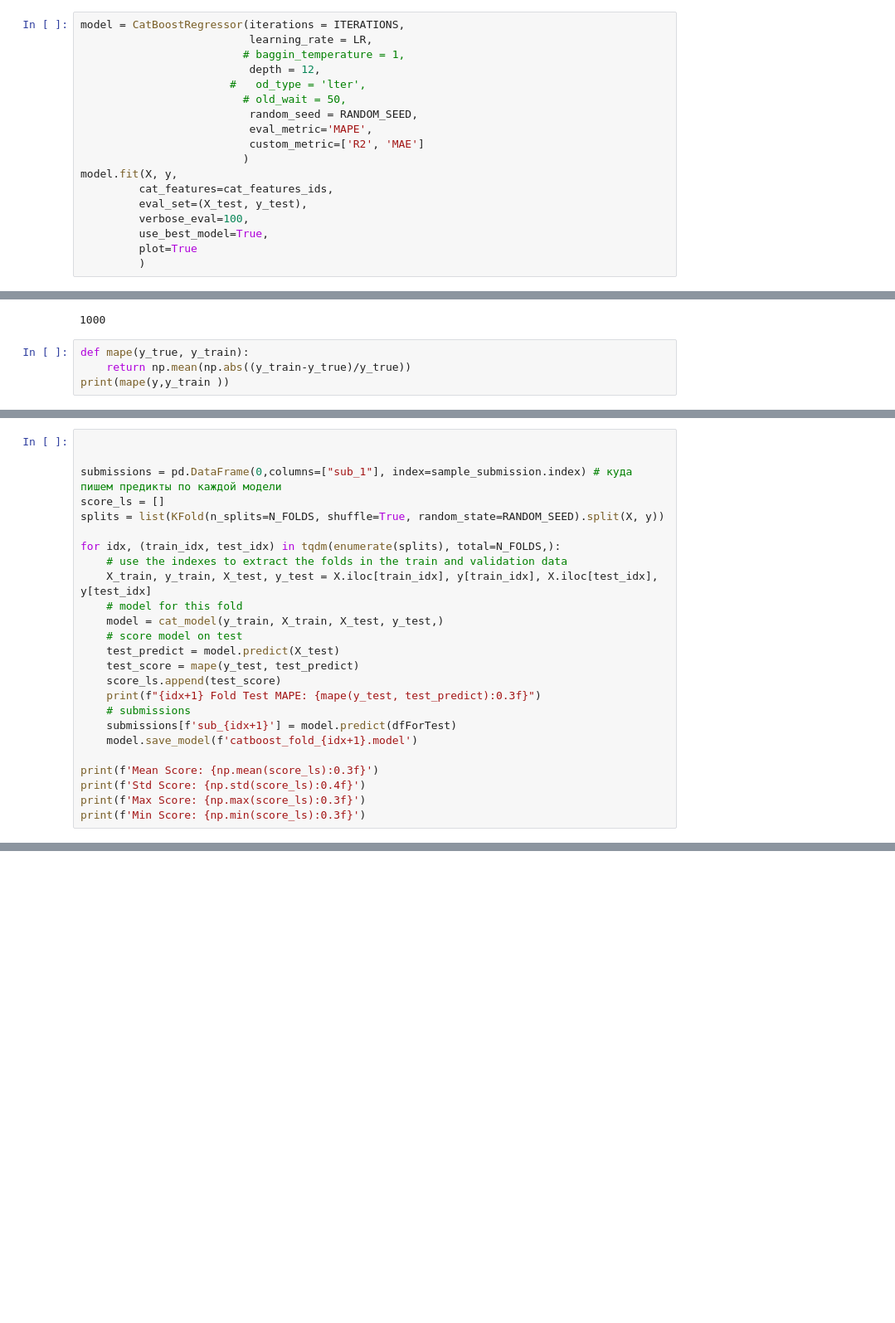
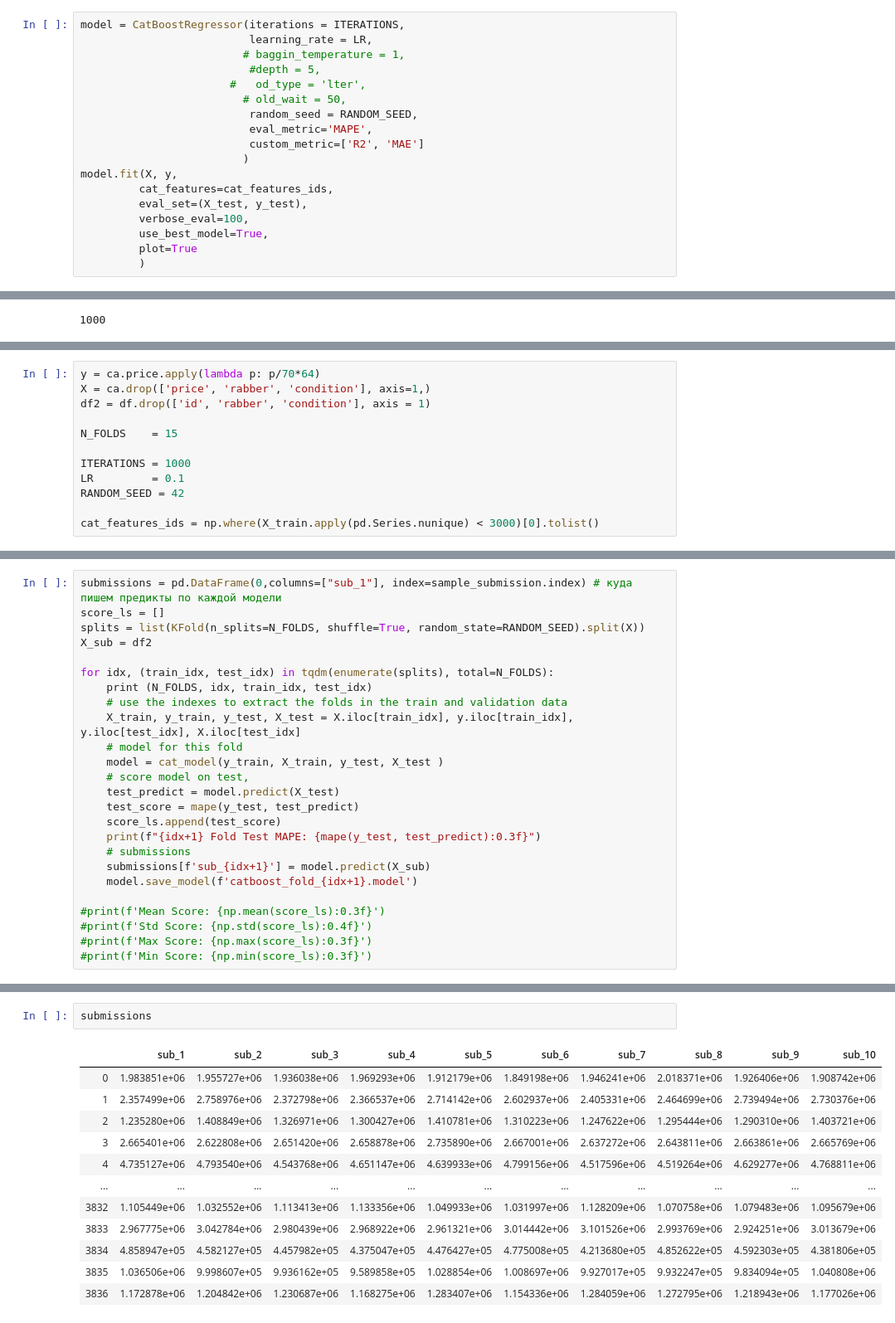
Before and after one commit to tatianazhemantseva/Car-price-prediction, a Jupyter notebook: project_BMW.ipynb, the cells around one changed output, grey strips where cells are left out. Shown at 83% size. Drawn from its saved outputs; the diff is of its cells as text; blank space fills up the shorter version.

```diff
--- a/project_BMW.ipynb
+++ b/project_BMW.ipynb
@@ -967,7 +977,7 @@ cat_features_ids = np.where(X_train.apply(pd.Series.nunique) < 3000)[0].tolist()
 model = CatBoostRegressor(iterations = ITERATIONS,
                           learning_rate = LR,
                          # baggin_temperature = 1,
-                          depth = 12,
+                          #depth = 5,
                        #   od_type = 'lter',
                          # old_wait = 50,
                           random_seed = RANDOM_SEED,
@@ -1015,7 +1036,3 @@ print(np.array (pridictions))
 print(model.tree_count_)
 # %% [output]
 1000
-# %%
-def mape(y_true, y_train):
-    return np.mean(np.abs((y_train-y_true)/y_true))
-print(mape(y,y_train ))
@@ -1023,0 +1041,12 @@ print(mape(y,y_train ))
+# %%
+y = ca.price.apply(lambda p: p/70*64)
+X = ca.drop(['price', 'rabber', 'condition'], axis=1,)
+df2 = df.drop(['id', 'rabber', 'condition'], axis = 1)
+
+N_FOLDS    = 15
+
+ITERATIONS = 1000
+LR         = 0.1
+RANDOM_SEED = 42
+
+cat_features_ids = np.where(X_train.apply(pd.Series.nunique) < 3000)[0].tolist()
@@ -1024,26 +1076,26 @@ print(mape(y,y_train ))
 # %%
-
-
 submissions = pd.DataFrame(0,columns=["sub_1"], index=sample_submission.index) # куда пишем предикты по каждой модели
 score_ls = []
-splits = list(KFold(n_splits=N_FOLDS, shuffle=True, random_state=RANDOM_SEED).split(X, y))
+splits = list(KFold(n_splits=N_FOLDS, shuffle=True, random_state=RANDOM_SEED).split(X))
+X_sub = df2
 
-for idx, (train_idx, test_idx) in tqdm(enumerate(splits), total=N_FOLDS,):
+for idx, (train_idx, test_idx) in tqdm(enumerate(splits), total=N_FOLDS):
+    print (N_FOLDS, idx, train_idx, test_idx)
     # use the indexes to extract the folds in the train and validation data
-    X_train, y_train, X_test, y_test = X.iloc[train_idx], y[train_idx], X.iloc[test_idx], y[test_idx]
+    X_train, y_train, y_test, X_test = X.iloc[train_idx], y.iloc[train_idx], y.iloc[test_idx], X.iloc[test_idx]
     # model for this fold
-    model = cat_model(y_train, X_train, X_test, y_test,)
-    # score model on test
+    model = cat_model(y_train, X_train, y_test, X_test )
+    # score model on test,
     test_predict = model.predict(X_test)
     test_score = mape(y_test, test_predict)
     score_ls.append(test_score)
     print(f"{idx+1} Fold Test MAPE: {mape(y_test, test_predict):0.3f}")
     # submissions
-    submissions[f'sub_{idx+1}'] = model.predict(dfForTest)
+    submissions[f'sub_{idx+1}'] = model.predict(X_sub)
     model.save_model(f'catboost_fold_{idx+1}.model')
 
-print(f'Mean Score: {np.mean(score_ls):0.3f}')
-print(f'Std Score: {np.std(score_ls):0.4f}')
-print(f'Max Score: {np.max(score_ls):0.3f}')
-print(f'Min Score: {np.min(score_ls):0.3f}')
+#print(f'Mean Score: {np.mean(score_ls):0.3f}')
+#print(f'Std Score: {np.std(score_ls):0.4f}')
+#print(f'Max Score: {np.max(score_ls):0.3f}')
+#print(f'Min Score: {np.min(score_ls):0.3f}')
 # %% [output]
@@ -1050,0 +1152,15 @@ NameError: name 'sample_submission' is not defined
+# %%
+submissions
+# %% [output]
+|  | sub_1 | sub_2 | sub_3 | sub_4 | sub_5 | sub_6 | sub_7 | sub_8 | sub_9 | sub_10 |
+| 0 | 1.983851e+06 | 1.955727e+06 | 1.936038e+06 | 1.969293e+06 | 1.912179e+06 | 1.849198e+06 | 1.946241e+06 | 2.018371e+06 | 1.926406e+06 | 1.908742e+06 |
+| 1 | 2.357499e+06 | 2.758976e+06 | 2.372798e+06 | 2.366537e+06 | 2.714142e+06 | 2.602937e+06 | 2.405331e+06 | 2.464699e+06 | 2.739494e+06 | 2.730376e+06 |
+| 2 | 1.235280e+06 | 1.408849e+06 | 1.326971e+06 | 1.300427e+06 | 1.410781e+06 | 1.310223e+06 | 1.247622e+06 | 1.295444e+06 | 1.290310e+06 | 1.403721e+06 |
+| 3 | 2.665401e+06 | 2.622808e+06 | 2.651420e+06 | 2.658878e+06 | 2.735890e+06 | 2.667001e+06 | 2.637272e+06 | 2.643811e+06 | 2.663861e+06 | 2.665769e+06 |
+| 4 | 4.735127e+06 | 4.793540e+06 | 4.543768e+06 | 4.651147e+06 | 4.639933e+06 | 4.799156e+06 | 4.517596e+06 | 4.519264e+06 | 4.629277e+06 | 4.768811e+06 |
+| ... | ... | ... | ... | ... | ... | ... | ... | ... | ... | ... |
+| 3832 | 1.105449e+06 | 1.032552e+06 | 1.113413e+06 | 1.133356e+06 | 1.049933e+06 | 1.031997e+06 | 1.128209e+06 | 1.070758e+06 | 1.079483e+06 | 1.095679e+06 |
+| 3833 | 2.967775e+06 | 3.042784e+06 | 2.980439e+06 | 2.968922e+06 | 2.961321e+06 | 3.014442e+06 | 3.101526e+06 | 2.993769e+06 | 2.924251e+06 | 3.013679e+06 |
+| 3834 | 4.858947e+05 | 4.582127e+05 | 4.457982e+05 | 4.375047e+05 | 4.476427e+05 | 4.775008e+05 | 4.213680e+05 | 4.852622e+05 | 4.592303e+05 | 4.381806e+05 |
+| 3835 | 1.036506e+06 | 9.998607e+05 | 9.936162e+05 | 9.589858e+05 | 1.028854e+06 | 1.008697e+06 | 9.927017e+05 | 9.932247e+05 | 9.834094e+05 | 1.040808e+06 |
+| 3836 | 1.172878e+06 | 1.204842e+06 | 1.230687e+06 | 1.168275e+06 | 1.283407e+06 | 1.154336e+06 | 1.284059e+06 | 1.272795e+06 | 1.218943e+06 | 1.177026e+06 |
```
Also changed, not shown: parts of 45 cells of this notebook.
